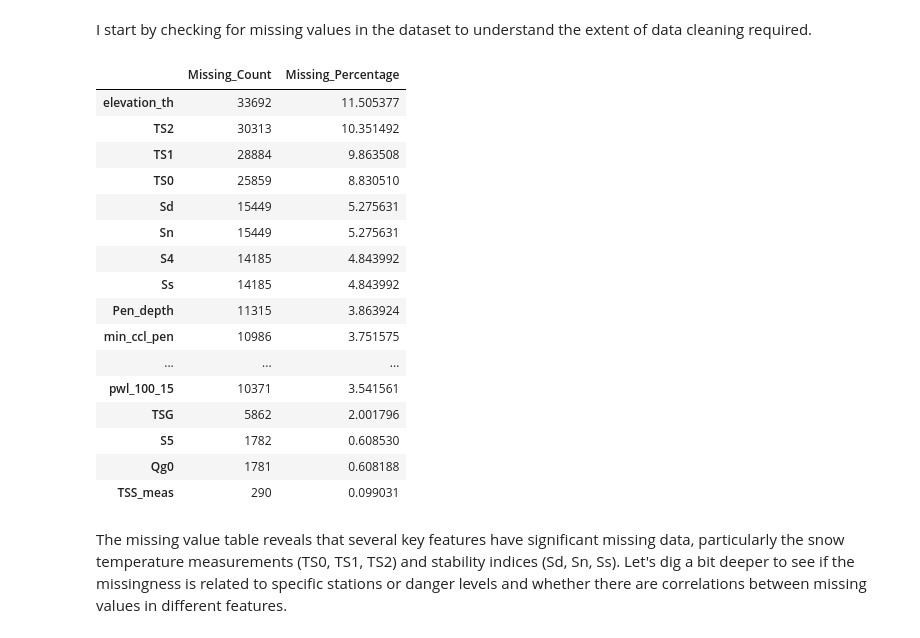
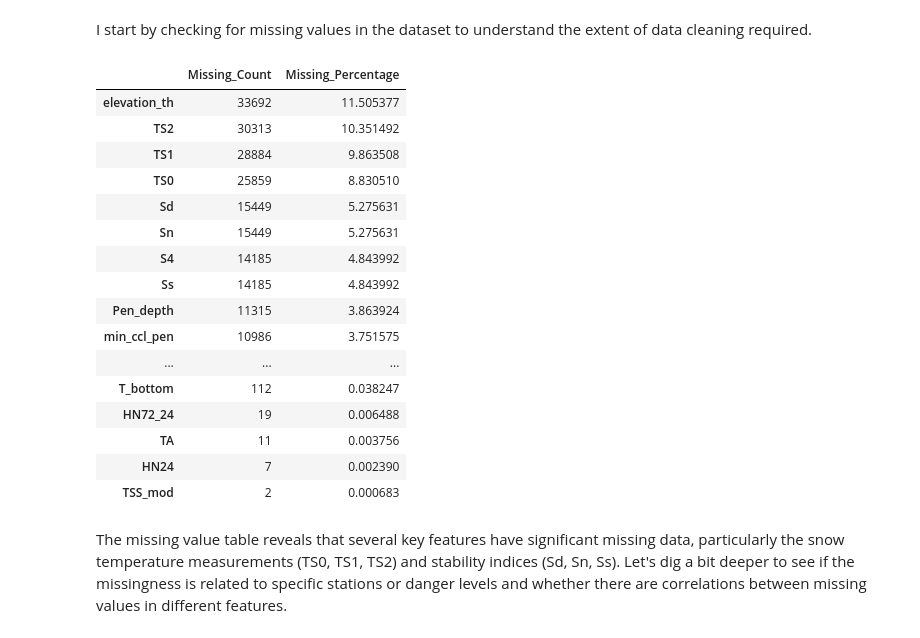
Before and after one commit to FPfenniger/AvalancheRiskProject, a Jupyter notebook: 1_Preprocessing.ipynb, the cells around one changed output. Cells and saved outputs as stored; diff of their text form; code cells hidden in the pictures.

```diff
--- a/1_Preprocessing.ipynb
+++ b/1_Preprocessing.ipynb
@@ -181,27 +181,27 @@ I start by checking for missing values in the dataset to understand the extent o
 # %%
 # Missing Values
 missing_values = pd.DataFrame(imis_df.isnull().sum(), columns=['Missing_Count'])
-missing_values_df = missing_values.sort_values(by='Missing_Count', ascending=False)
+missing_values_df = missing_values[missing_values['Missing_Count'] > 0].sort_values(by='Missing_Count', ascending=False)
 missing_values_df['Missing_Percentage'] = (missing_values_df['Missing_Count'] / len(imis_df)) * 100
-missing_values_df.head(25)
+missing_values_df
 # %% [output]
 |  | Missing_Count | Missing_Percentage |
 | elevation_th | 33692 | 11.505377 |
 | TS2 | 30313 | 10.351492 |
 | TS1 | 28884 | 9.863508 |
 | TS0 | 25859 | 8.830510 |
 | Sd | 15449 | 5.275631 |
 | Sn | 15449 | 5.275631 |
 | S4 | 14185 | 4.843992 |
 | Ss | 14185 | 4.843992 |
 | Pen_depth | 11315 | 3.863924 |
 | min_ccl_pen | 10986 | 3.751575 |
 | ... | ... | ... |
-| pwl_100_15 | 10371 | 3.541561 |
-| TSG | 5862 | 2.001796 |
-| S5 | 1782 | 0.608530 |
-| Qg0 | 1781 | 0.608188 |
-| TSS_meas | 290 | 0.099031 |
+| T_bottom | 112 | 0.038247 |
+| HN72_24 | 19 | 0.006488 |
+| TA | 11 | 0.003756 |
+| HN24 | 7 | 0.002390 |
+| TSS_mod | 2 | 0.000683 |
 # %% [markdown]
 The missing value table reveals that several key features have significant missing data, particularly the snow temperature measurements (TS0, TS1, TS2) and stability indices (Sd, Sn, Ss). Let's dig a bit deeper to see if the missingness is related to specific stations or danger levels and whether there are correlations between missing values in different features.
 # %%
```
Also changed, not shown: parts of 12 cells of this notebook.
